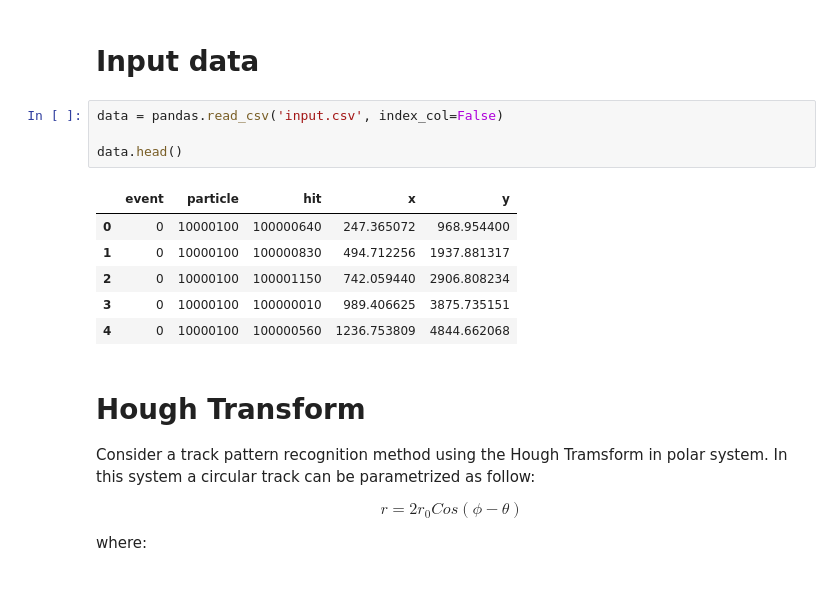
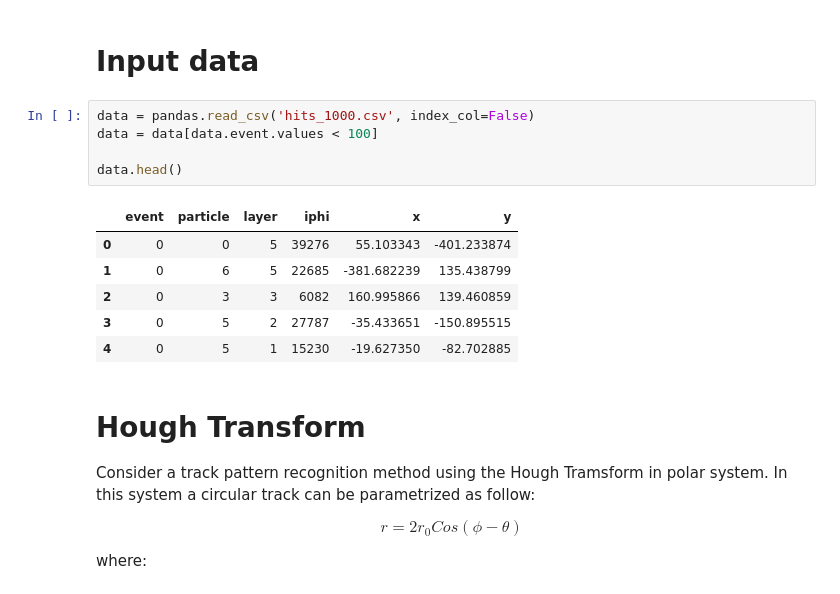
Before and after one commit to amitabhyadav/TrackML2DBaseline, a Jupyter notebook: 1_hough_transform.ipynb, the cells around one changed output. Cells and saved outputs as stored; diff of their text form.

```diff
--- a/1_hough_transform.ipynb
+++ b/1_hough_transform.ipynb
@@ -7,16 +7,17 @@ import numpy
 # %% [markdown]
 # Input data
 # %%
-data = pandas.read_csv('input.csv', index_col=False)
+data = pandas.read_csv('hits_1000.csv', index_col=False)
+data = data[data.event.values < 100]
 
 data.head()
 # %% [output]
-|  | event | particle | hit | x | y |
-| 0 | 0 | 10000100 | 100000640 | 247.365072 | 968.954400 |
-| 1 | 0 | 10000100 | 100000830 | 494.712256 | 1937.881317 |
-| 2 | 0 | 10000100 | 100001150 | 742.059440 | 2906.808234 |
-| 3 | 0 | 10000100 | 100000010 | 989.406625 | 3875.735151 |
-| 4 | 0 | 10000100 | 100000560 | 1236.753809 | 4844.662068 |
+|  | event | particle | layer | iphi | x | y |
+| 0 | 0 | 0 | 5 | 39276 | 55.103343 | -401.233874 |
+| 1 | 0 | 6 | 5 | 22685 | -381.682239 | 135.438799 |
+| 2 | 0 | 3 | 3 | 6082 | 160.995866 | 139.460859 |
+| 3 | 0 | 5 | 2 | 27787 | -35.433651 | -150.895515 |
+| 4 | 0 | 5 | 1 | 15230 | -19.627350 | -82.702885 |
 # %% [markdown]
 # Hough Transform
 
```
Also changed, not shown: parts of 8 cells of this notebook, 7 other files.
